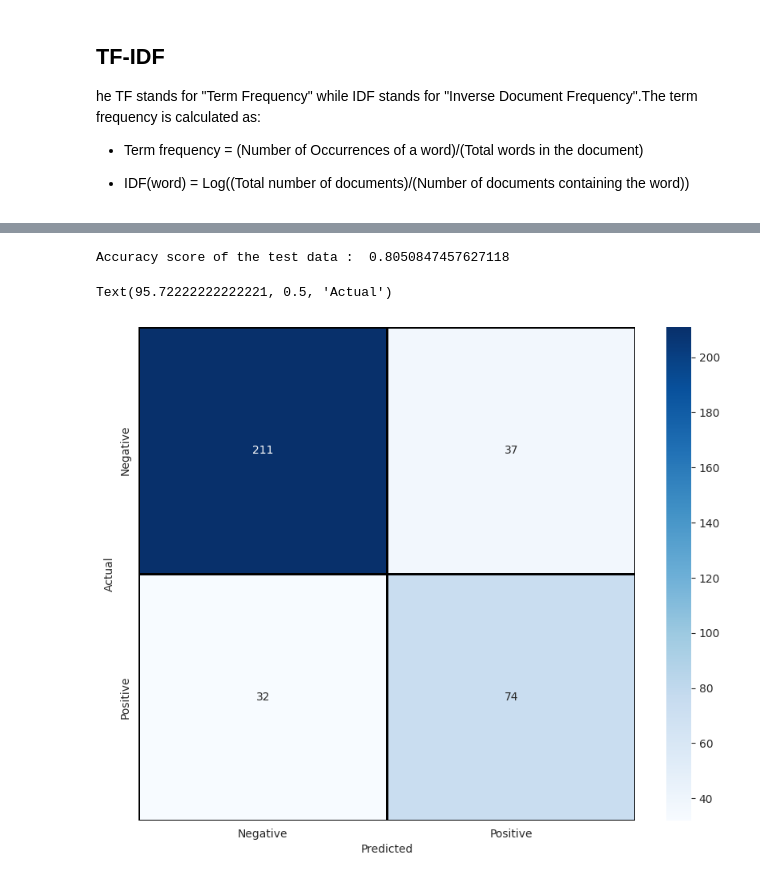
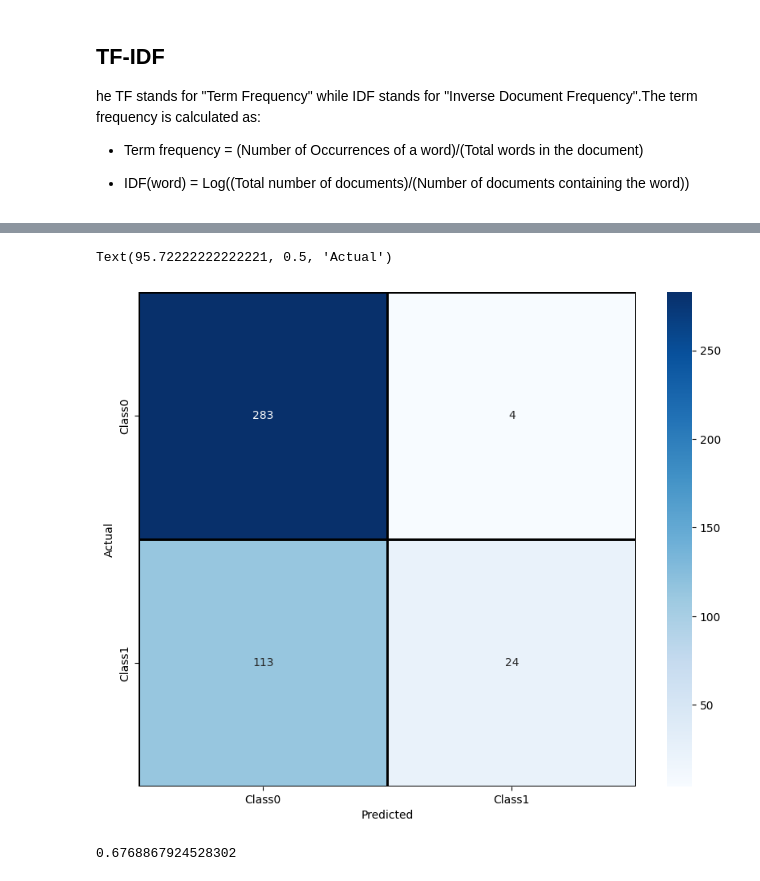
Before and after one commit to Frenz86/IFTS23, a Jupyter notebook: Less16/2NLP_BClassification_BOW.ipynb, the cells around one changed output, grey strips where cells are left out. Drawn from its saved outputs; the diff is of its cells as text; code cells hidden in the pictures.

```diff
--- a/Less16/2NLP_BClassification_BOW.ipynb
+++ b/Less16/2NLP_BClassification_BOW.ipynb
@@ -156,7 +91,9 @@ X_
 # %%
+##STEP 4: Vettorizzazione
 from sklearn.feature_extraction.text import CountVectorizer
 
-vectorizer = CountVectorizer(max_features=1500, min_df=5, max_df=0.7)
-X = vectorizer.fit_transform(X_).toarray()
-X
+#vectorizer = CountVectorizer(max_features=1500, min_df=5, max_df=0.7)
+vectorizer = CountVectorizer(stop_words='english')
+X_vect = vectorizer.fit_transform(X).toarray()
+X_vect
 # %% [output]
@@ -175,7 +112,9 @@ he TF stands for "Term Frequency" while IDF stands for "Inverse Document Frequen
 
 - IDF(word) = Log((Total number of documents)/(Number of documents containing the word))
 # %%
+##STEP 5: TF-IDF
 from sklearn.feature_extraction.text import TfidfTransformer
 
 tfidfconverter = TfidfTransformer()
-X = tfidfconverter.fit_transform(X).toarray()
+X_tfidf = tfidfconverter.fit_transform(X_vect).toarray()
+X_tfidf
@@ -188,7 +129,8 @@ X = tfidfconverter.fit_transform(X).toarray()
 # %%
+##STEP 6: Split Training and Test
 from sklearn.model_selection import train_test_split
 
-X_train, X_test, y_train, y_test = train_test_split(X, y,
-                                                    test_size=0.25,
+X_train, X_test, y_train, y_test = train_test_split(X_tfidf, y,
+                                                    test_size=0.3,
                                                     random_state=667
                                                     )
@@ -232,5 +151,10 @@ classifier.fit(X_train, y_train)
 # %%
 from sklearn.naive_bayes import MultinomialNB
-classifier = MultinomialNB()
+classifier = MultinomialNB(alpha=0.1)
 classifier.fit(X_train, y_train)
+
+# accuracy score on the test data
+y_pred = classifier.predict(X_test)
+test_data_accuracy = accuracy_score(y_pred, y_test)
+test_data_accuracy
 # %% [output]
@@ -238,29 +176,34 @@ MultinomialNB()
+# %%
+labels = ['Class0', 'Class1']
+
+import seaborn as sns
+import matplotlib.pyplot as plt
+from sklearn.metrics import confusion_matrix
+
+cm = confusion_matrix(y_test, y_pred)
+plt.figure(figsize = (10,8))
+sns.heatmap(cm,cmap= "Blues",
+            linecolor = 'black',
+            linewidth = 1,
+            annot = True,
+            fmt='',
+            xticklabels = labels,
+            yticklabels = labels)
+
+plt.xlabel("Predicted")
+plt.ylabel("Actual")
+# %% [output]
+Text(95.72222222222221, 0.5, 'Actual')
+[figure, added]
 # %%
 # accuracy score on the test data
+from sklearn.linear_model import SGDClassifier
+
+classifier = SGDClassifier(loss='log', penalty='l2',alpha=1e-3, random_state=667, max_iter=5, tol=None)
+classifier.fit(X_train, y_train)
+
 y_pred = classifier.predict(X_test)
-test_data_accuracy = accuracy_score(y_pred, y_test)
-print('Accuracy score of the test data : ', test_data_accuracy)
+test_data_accuracy = accuracy_score(y_test,y_pred)
+test_data_accuracy
 # %% [output]
-Accuracy score of the test data :  0.8050847457627118
+0.6768867924528302
-# %%
-labels = ['Negative', 'Positive']
-
-import seaborn as sns
-import matplotlib.pyplot as plt
-from sklearn.metrics import confusion_matrix
-
-cm = confusion_matrix(y_test, y_pred)
-plt.figure(figsize = (10,8))
-sns.heatmap(cm,cmap= "Blues",
-            linecolor = 'black',
-            linewidth = 1,
-            annot = True,
-            fmt='',
-            xticklabels = labels,
-            yticklabels = labels)
-
-plt.xlabel("Predicted")
-plt.ylabel("Actual")
-# %% [output]
-Text(95.72222222222221, 0.5, 'Actual')
-[figure, removed]
```
Also changed, not shown: parts of 37 cells of this notebook.
